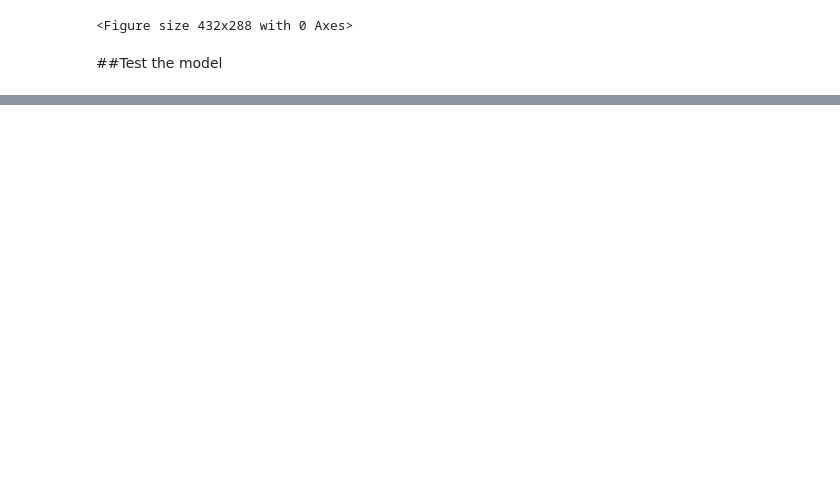
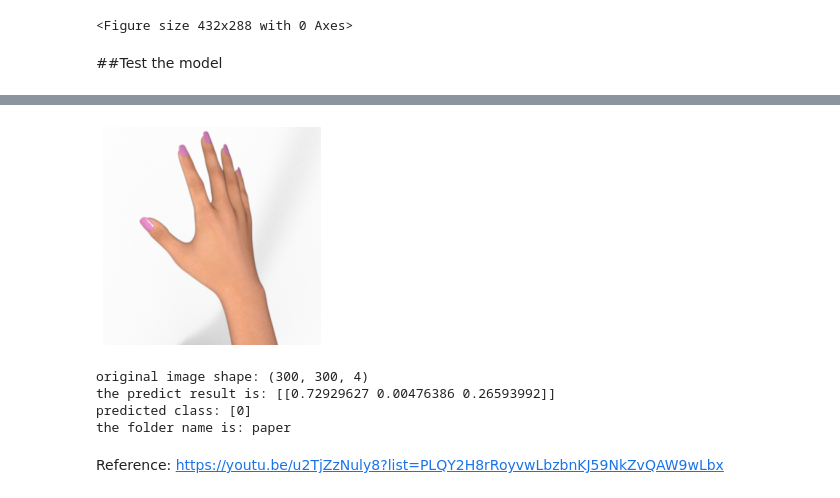
Before and after one commit to openaifab/Image-LAB-for-training, a Jupyter notebook: 4 rock_paper_scissors.ipynb, the cells around one changed output, grey strips where cells are left out. Drawn from its saved outputs; the diff is of its cells as text; code cells hidden in the pictures; blank space fills up the shorter version.

```diff
--- a/4 rock_paper_scissors.ipynb
+++ b/4 rock_paper_scissors.ipynb
@@ -234,22 +271,3 @@ plt.show()
 <Figure size 432x288 with 0 Axes>
 # %% [markdown]
 ##Test the model
-# %%
-import numpy as np
-from google.colab import files
-from keras.preprocessing import image
-
-uploaded = files.upload()
-
-for fn in uploaded.keys():
-
-  # predicting images
-  path = fn
-  img = image.load_img(path, target_size=(150, 150))
-  x = image.img_to_array(img)
-  x = np.expand_dims(x, axis=0)
-
-  images = np.vstack([x])
-  classes = model.predict(images, batch_size=10)
-  print(fn)
-  print(classes)
@@ -266,0 +274,33 @@ testscissors02-13.png
+# %%
+from keras.preprocessing import image
+import matplotlib.image as mpimg
+
+path = "./tmp/rps-test-set/paper/testpaper01-01.png"
+
+img = mpimg.imread(path)
+plt.imshow(img)
+plt.axis('Off')
+plt.show()
+print("original image shape:", img.shape)
+
+# predicting images
+img = image.load_img(path, target_size=(150, 150))
+x = image.img_to_array(img) / 255  # remember to divide by 255
+x = np.expand_dims(x, axis=0)
+
+classes = model.predict(x)
+print("the predict result is:", classes)
+
+# predict_classes
+classes = model.predict_classes(x)
+print("predicted class:", classes)
+class_name = labels[classes[0]]
+print("the folder name is:", class_name)
+# %% [output]
+[figure, added]
+original image shape: (300, 300, 4)
+the predict result is: [[0.72929627 0.00476386 0.26593992]]
+predicted class: [0]
+the folder name is: paper
+# %% [markdown]
+Reference: https://youtu.be/u2TjZzNuly8?list=PLQY2H8rRoyvwLbzbnKJ59NkZvQAW9wLbx
```
Also changed, not shown: parts of 15 cells of this notebook, 2 other files.
